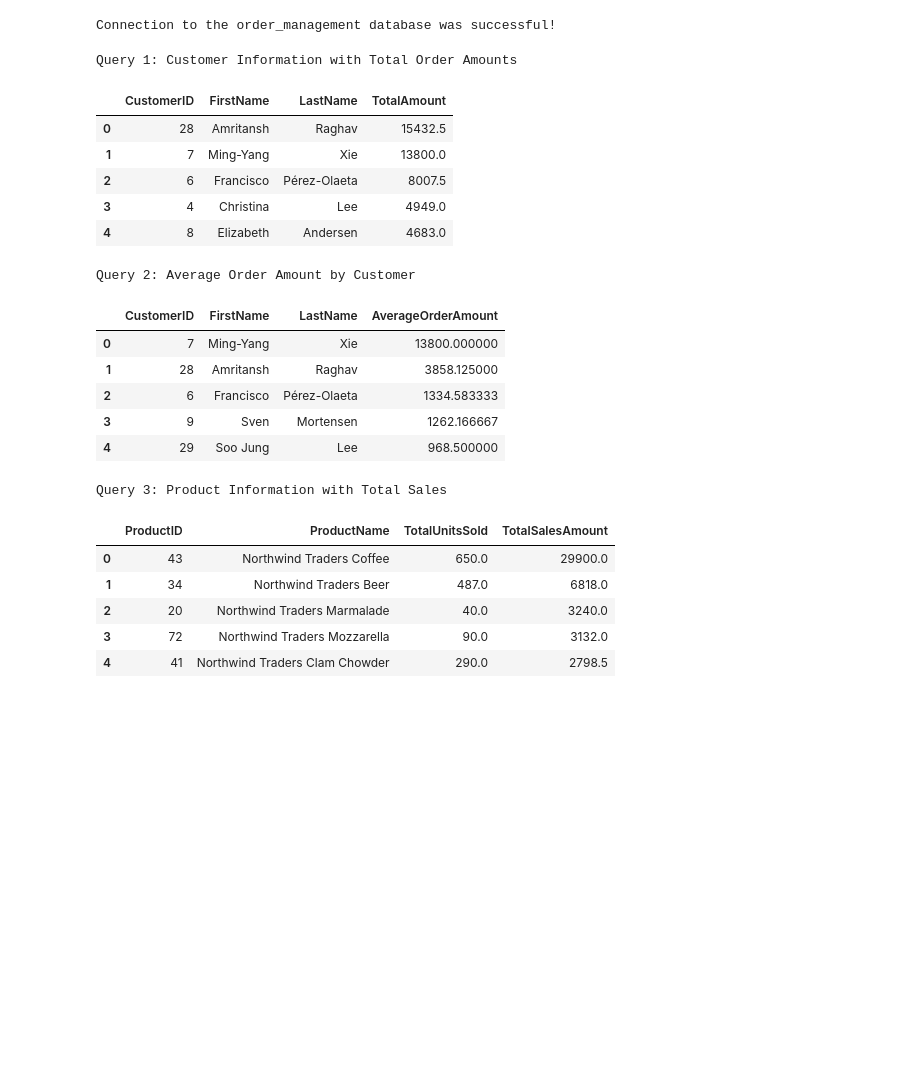
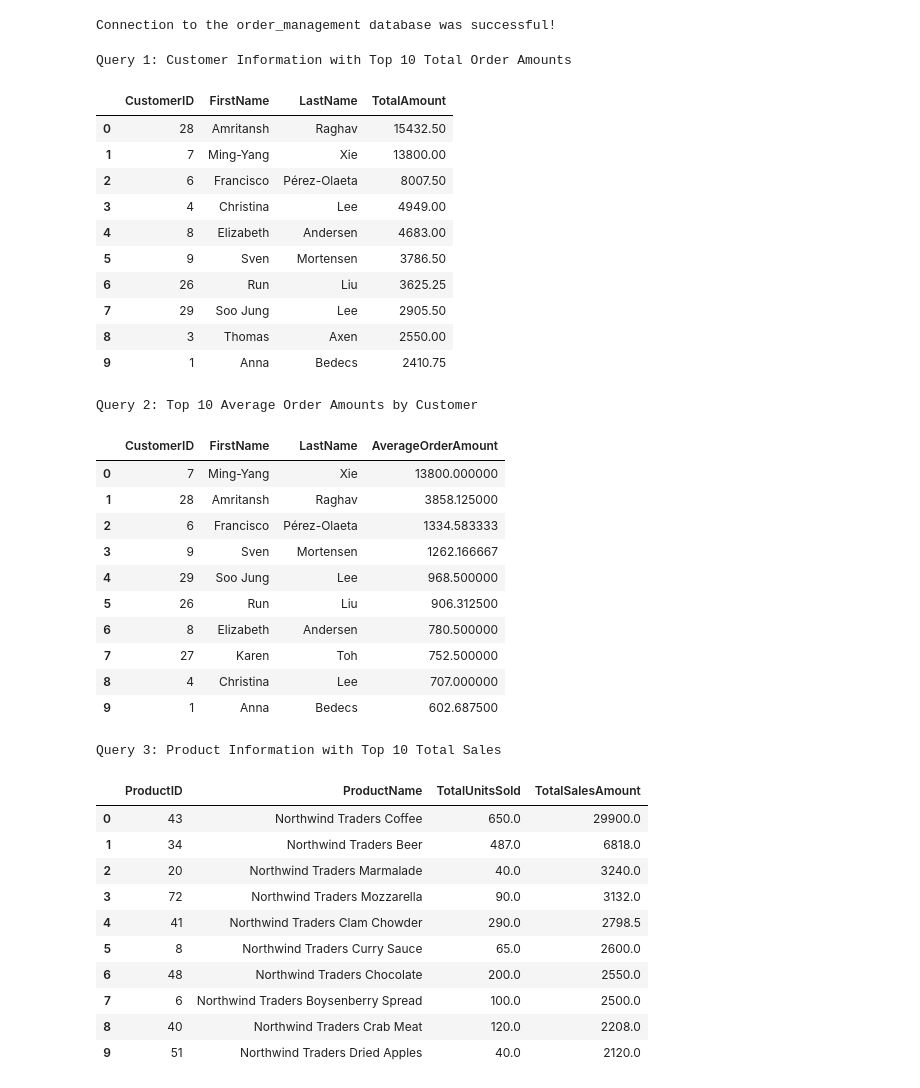
Before and after one commit to ronitreddy/DS-2002, a Jupyter notebook: Data_Project_1/Data_Project_1.ipynb, the cells around one changed output. Cells and saved outputs as stored; diff of their text form; code cells hidden in the pictures; blank space fills up the shorter version.

```diff
--- a/Data_Project_1/Data_Project_1.ipynb
+++ b/Data_Project_1/Data_Project_1.ipynb
@@ -295,15 +304,15 @@ except Exception as e:
 # %%
 # Extract and transform products data from the CSV file
 try:
-    csv_products_df = csv_sales_data_df[['PRODUCTLINE', 'MSRP', 'QUANTITYORDERED']].copy()
+    csv_products_df = csv_sales_data_df[['PRODUCTLINE', 'DEALSIZE', 'MSRP', 'QUANTITYORDERED']].copy()
     csv_products_df.drop_duplicates(inplace=True)
     # Modify the columns from the CSV file to fit the order_management database
     csv_products_df.rename(columns={
         'PRODUCTLINE': 'Name',
+        'DEALSIZE': 'Description',
         'MSRP': 'Price',
         'QUANTITYORDERED': 'StockQuantity'
     }, inplace=True)
-    csv_products_df.insert(1, 'Description', '')
 except Exception as e:
     print(f"Error extracting and transforming product data: {e}")
 
@@ -324,16 +333,16 @@ except Exception as e:
 # %%
 # Extract and transform orders data from the CSV file
 try:
-    csv_orders_df = csv_sales_data_df[['ORDERNUMBER', 'ORDERDATE', 'STATUS']].copy()
+    csv_orders_df = csv_sales_data_df[['ORDERNUMBER', 'ORDERDATE', 'ADDRESSLINE2', 'STATUS']].copy()
     csv_orders_df.drop_duplicates(inplace=True)
     # Modify the columns from the CSV file to fit the order_management database
     csv_orders_df.rename(columns={
         'ORDERNUMBER': 'OrderID',
         'ORDERDATE': 'OrderDate',
+        'ADDRESSLINE2': 'ShippingAddress',
         'STATUS': 'Status'
     }, inplace=True)
-    csv_orders_df.insert(3, 'ShippingAddress', '')
-    # Convert the 'OrderDate' column to datetime format
+    # Convert the orderdate column to datetime format
     csv_orders_df['OrderDate'] = pd.to_datetime(csv_orders_df['OrderDate'], format='%m/%d/%Y %H:%M')
 except Exception as e:
     print(f"Error extracting and transforming order data: {e}")
@@ -391,7 +400,8 @@ try:
         'PHONE': 'Phone',
         'ADDRESSLINE1': 'Address'
     }, inplace=True)
-    csv_suppliers_df.insert(4, 'Company', '')
+    # Fill the company column with mock supplier data
+    csv_suppliers_df['Company'] = ['Supplier ' + random.choice(string.ascii_uppercase) for letter in range(len(csv_suppliers_df))]
 except Exception as e:
     print(f"Error extracting and transforming supplier data: {e}")
 
@@ -425,7 +435,9 @@ if response.status_code == 200:
         api_products_data = response.json()
         api_products_df = pd.DataFrame(api_products_data)
         # Extract and transform products data from the API call
-        api_products_df = api_products_df[['title', 'description', 'price']]
+        api_products_df = api_products_df[['title', 'description', 'price', 'rating']]
+        api_products_df['StockQuantity'] = api_products_df['rating'].apply(lambda x: x['count'])
+        api_products_df.drop(columns=['rating'], inplace=True)
         # Modify the columns from the API call to fit the order_management database
         api_products_df.rename(columns={
             'title': 'Name',
@@ -463,34 +475,39 @@ Connection to the order_management database was successful!
 # %%
 # Query 1: Retrieve Customer Information with Total Order Amounts
 df_customer_sales = pd.read_sql("""
     SELECT
         c.CustomerID,
         c.FirstName,
         c.LastName,
         SUM(od.Quantity * p.Price) AS TotalAmount
     FROM
         Customers c
         JOIN Orders o ON c.CustomerID = o.CustomerID
         JOIN OrderItems od ON o.OrderID = od.OrderID
         JOIN Products p ON od.ProductID = p.ProductID
     GROUP BY
         c.CustomerID,
         c.FirstName,
         c.LastName
     ORDER BY
         TotalAmount DESC;
     """, sql_queries_connection)
 
-print("Query 1: Customer Information with Total Order Amounts")
-df_customer_sales.head()
+print("Query 1: Customer Information with Top 10 Total Order Amounts")
+df_customer_sales.head(10)
 # %% [output]
-Query 1: Customer Information with Total Order Amounts
+Query 1: Customer Information with Top 10 Total Order Amounts
 |  | CustomerID | FirstName | LastName | TotalAmount |
-| 0 | 28 | Amritansh | Raghav | 15432.5 |
-| 1 | 7 | Ming-Yang | Xie | 13800.0 |
-| 2 | 6 | Francisco | Pérez-Olaeta | 8007.5 |
-| 3 | 4 | Christina | Lee | 4949.0 |
-| 4 | 8 | Elizabeth | Andersen | 4683.0 |
+| 0 | 28 | Amritansh | Raghav | 15432.50 |
+| 1 | 7 | Ming-Yang | Xie | 13800.00 |
+| 2 | 6 | Francisco | Pérez-Olaeta | 8007.50 |
+| 3 | 4 | Christina | Lee | 4949.00 |
+| 4 | 8 | Elizabeth | Andersen | 4683.00 |
+| 5 | 9 | Sven | Mortensen | 3786.50 |
+| 6 | 26 | Run | Liu | 3625.25 |
+| 7 | 29 | Soo Jung | Lee | 2905.50 |
+| 8 | 3 | Thomas | Axen | 2550.00 |
+| 9 | 1 | Anna | Bedecs | 2410.75 |
 # %%
 # Query 2: Calculate Average Order Amount by Customer
 df_average_order_amount = pd.read_sql("""
@@ -512,16 +529,21 @@ df_average_order_amount = pd.read_sql("""
         AverageOrderAmount DESC;
     """, sql_queries_connection)
 
-print("\nQuery 2: Average Order Amount by Customer")
-df_average_order_amount.head()
+print("\nQuery 2: Top 10 Average Order Amounts by Customer")
+df_average_order_amount.head(10)
 # %% [output]
-Query 2: Average Order Amount by Customer
+Query 2: Top 10 Average Order Amounts by Customer
 |  | CustomerID | FirstName | LastName | AverageOrderAmount |
 | 0 | 7 | Ming-Yang | Xie | 13800.000000 |
 | 1 | 28 | Amritansh | Raghav | 3858.125000 |
 | 2 | 6 | Francisco | Pérez-Olaeta | 1334.583333 |
 | 3 | 9 | Sven | Mortensen | 1262.166667 |
 | 4 | 29 | Soo Jung | Lee | 968.500000 |
+| 5 | 26 | Run | Liu | 906.312500 |
+| 6 | 8 | Elizabeth | Andersen | 780.500000 |
+| 7 | 27 | Karen | Toh | 752.500000 |
+| 8 | 4 | Christina | Lee | 707.000000 |
+| 9 | 1 | Anna | Bedecs | 602.687500 |
 # %%
 # Query 3: Retrieve Product Information with Total Sales
 df_product_sales = pd.read_sql("""
@@ -540,13 +562,18 @@ df_product_sales = pd.read_sql("""
         TotalSalesAmount DESC;
     """, sql_queries_connection)
 
-print("\nQuery 3: Product Information with Total Sales")
-df_product_sales.head()
+print("\nQuery 3: Product Information with Top 10 Total Sales")
+df_product_sales.head(10)
 # %% [output]
-Query 3: Product Information with Total Sales
+Query 3: Product Information with Top 10 Total Sales
 |  | ProductID | ProductName | TotalUnitsSold | TotalSalesAmount |
 | 0 | 43 | Northwind Traders Coffee | 650.0 | 29900.0 |
 | 1 | 34 | Northwind Traders Beer | 487.0 | 6818.0 |
 | 2 | 20 | Northwind Traders Marmalade | 40.0 | 3240.0 |
 | 3 | 72 | Northwind Traders Mozzarella | 90.0 | 3132.0 |
 | 4 | 41 | Northwind Traders Clam Chowder | 290.0 | 2798.5 |
+| 5 | 8 | Northwind Traders Curry Sauce | 65.0 | 2600.0 |
+| 6 | 48 | Northwind Traders Chocolate | 200.0 | 2550.0 |
+| 7 | 6 | Northwind Traders Boysenberry Spread | 100.0 | 2500.0 |
+| 8 | 40 | Northwind Traders Crab Meat | 120.0 | 2208.0 |
+| 9 | 51 | Northwind Traders Dried Apples | 40.0 | 2120.0 |
```
Also changed, not shown: parts of 7 cells of this notebook.
